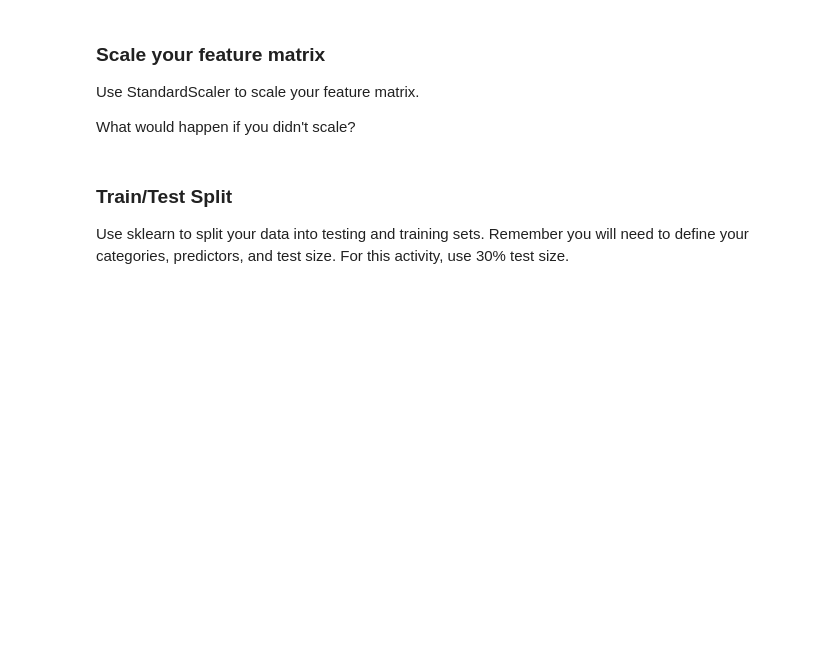
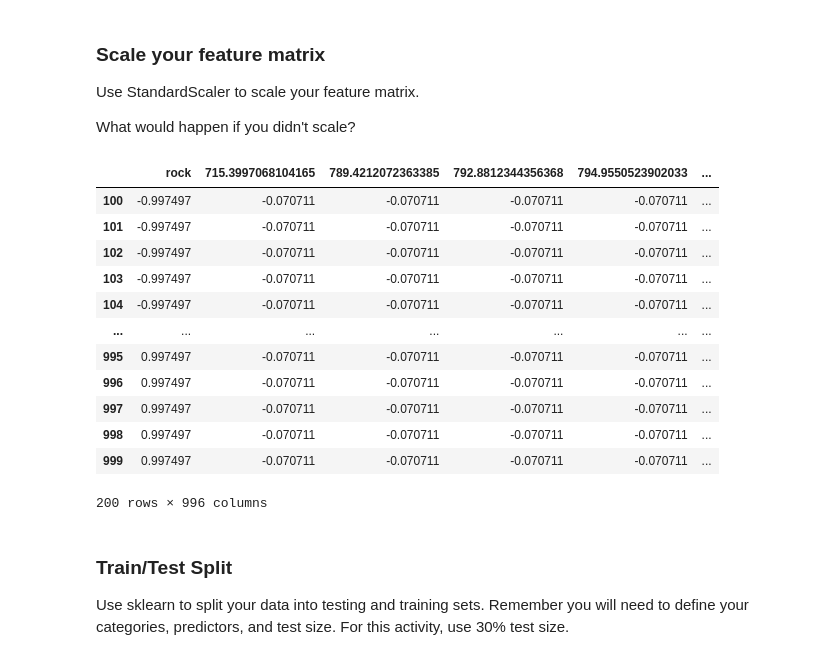
Before and after one commit to jwesterstahl/AudioTechII, a Jupyter notebook: Activities/Activity7_PandasRegression.ipynb, the cells around one changed output. Drawn from its saved outputs; the diff is of its cells as text; code cells hidden in the pictures; blank space fills up the shorter version.

```diff
--- a/Activities/Activity7_PandasRegression.ipynb
+++ b/Activities/Activity7_PandasRegression.ipynb
@@ -47,3 +94,19 @@ pd.crosstab()
 
 Set your x and y based on your selected features and the label outcome.
 Note: you will need to convert your 'label' column to 0 and 1. You can do so manually or with .get_dummies
+# %%
+dataFeatures = dataFilt[['label', 'spectral_centroid_mean',
+    'spectral_bandwidth_mean', 'spectral_centroid_var',
+    "spectral_bandwidth_var", "harmony_mean"]]
+
+
+label = pd.get_dummies(dataFeatures['label'], drop_first=True)
+spectral_centroid_mean = pd.get_dummies(dataFeatures['spectral_centroid_mean'], drop_first=True)
+spectral_bandwidth_mean = pd.get_dummies(dataFeatures['spectral_bandwidth_mean'], drop_first=True)
+spectral_centroid_var = pd.get_dummies(dataFeatures['spectral_centroid_var'], drop_first=True)
+spectral_bandwidth_var = pd.get_dummies(dataFeatures['spectral_bandwidth_var'], drop_first=True)
+harmony_mean = pd.get_dummies(dataFeatures['harmony_mean'], drop_first=True)
+
+dataDummy = pd.concat([label,spectral_centroid_mean, spectral_bandwidth_mean, spectral_centroid_var, spectral_centroid_var, harmony_mean], axis=1)
+
+dataDummy['rock'].replace(0)
@@ -53,6 +129,22 @@ Note: you will need to convert your 'label' column to 0 and 1. You can do so man
 Use StandardScaler to scale your feature matrix.
 
 What would happen if you didn't scale?
+# %%
+normalized_df=(dataDummy-dataDummy.mean())/dataDummy.std()
+# %% [output]
+|  | rock | 715.3997068104165 | 789.4212072363385 | 792.8812344356368 | 794.9550523902033 | ... |
+| 100 | -0.997497 | -0.070711 | -0.070711 | -0.070711 | -0.070711 | ... |
+| 101 | -0.997497 | -0.070711 | -0.070711 | -0.070711 | -0.070711 | ... |
+| 102 | -0.997497 | -0.070711 | -0.070711 | -0.070711 | -0.070711 | ... |
+| 103 | -0.997497 | -0.070711 | -0.070711 | -0.070711 | -0.070711 | ... |
+| 104 | -0.997497 | -0.070711 | -0.070711 | -0.070711 | -0.070711 | ... |
+| ... | ... | ... | ... | ... | ... | ... |
+| 995 | 0.997497 | -0.070711 | -0.070711 | -0.070711 | -0.070711 | ... |
+| 996 | 0.997497 | -0.070711 | -0.070711 | -0.070711 | -0.070711 | ... |
+| 997 | 0.997497 | -0.070711 | -0.070711 | -0.070711 | -0.070711 | ... |
+| 998 | 0.997497 | -0.070711 | -0.070711 | -0.070711 | -0.070711 | ... |
+| 999 | 0.997497 | -0.070711 | -0.070711 | -0.070711 | -0.070711 | ... |
+200 rows × 996 columns
 # %% [markdown]
 ### Train/Test Split
 
```
Also changed, not shown: parts of 4 cells of this notebook, 2 other files.
